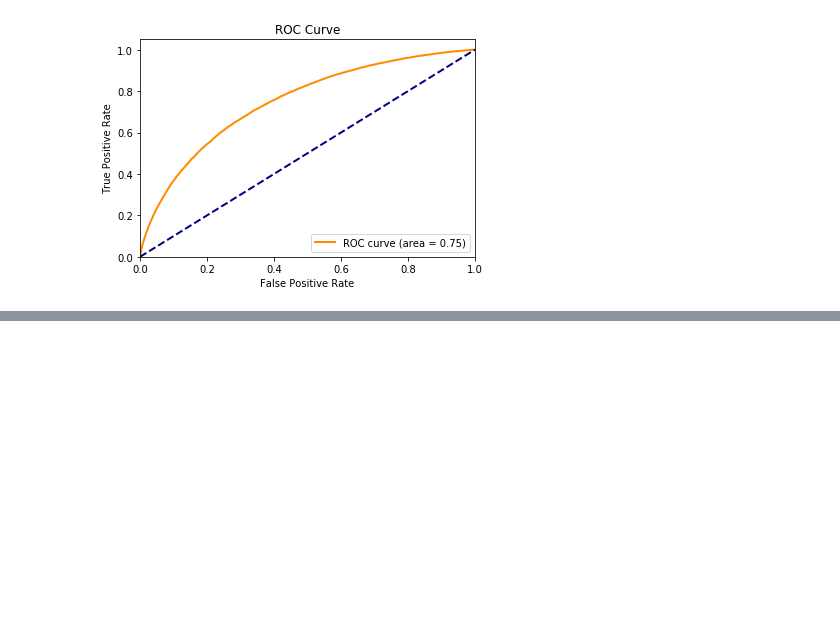
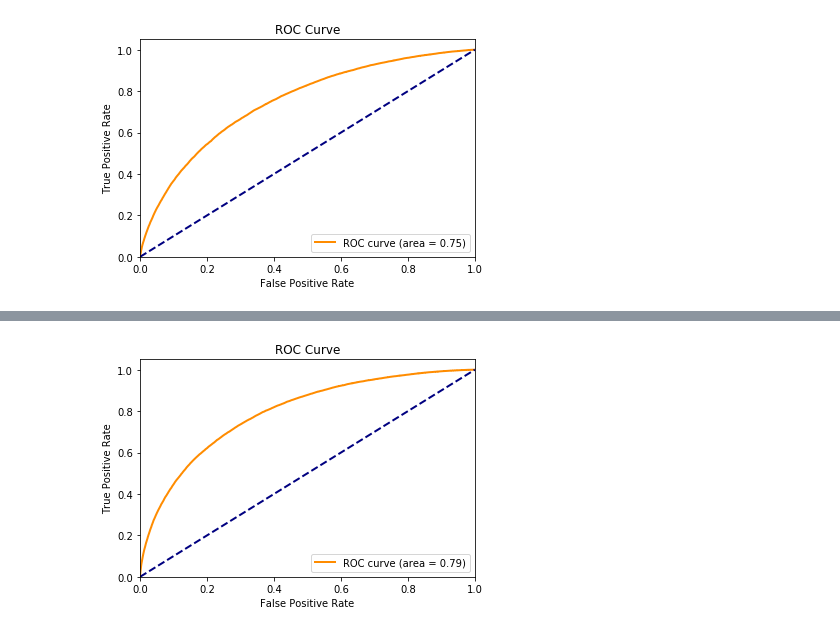
Before and after one commit to jack89roberts/kaggle-home-credit-default-risk, a Jupyter notebook: home_credit_default_risk.ipynb, the cells around one changed output, grey strips where cells are left out. Drawn from its saved outputs; the diff is of its cells as text; code cells hidden in the pictures; blank space fills up the shorter version.

```diff
--- a/home_credit_default_risk.ipynb
+++ b/home_credit_default_risk.ipynb
@@ -316,0 +495,4 @@ Fitting 5 folds for each of 5 candidates, totalling 25 fits
+# %%
+plot_roc_curve(y_true, bst.predict(X))
+# %% [output]
+[figure, added]
```
Also changed, not shown: parts of 22 cells of this notebook, 2 other files.
